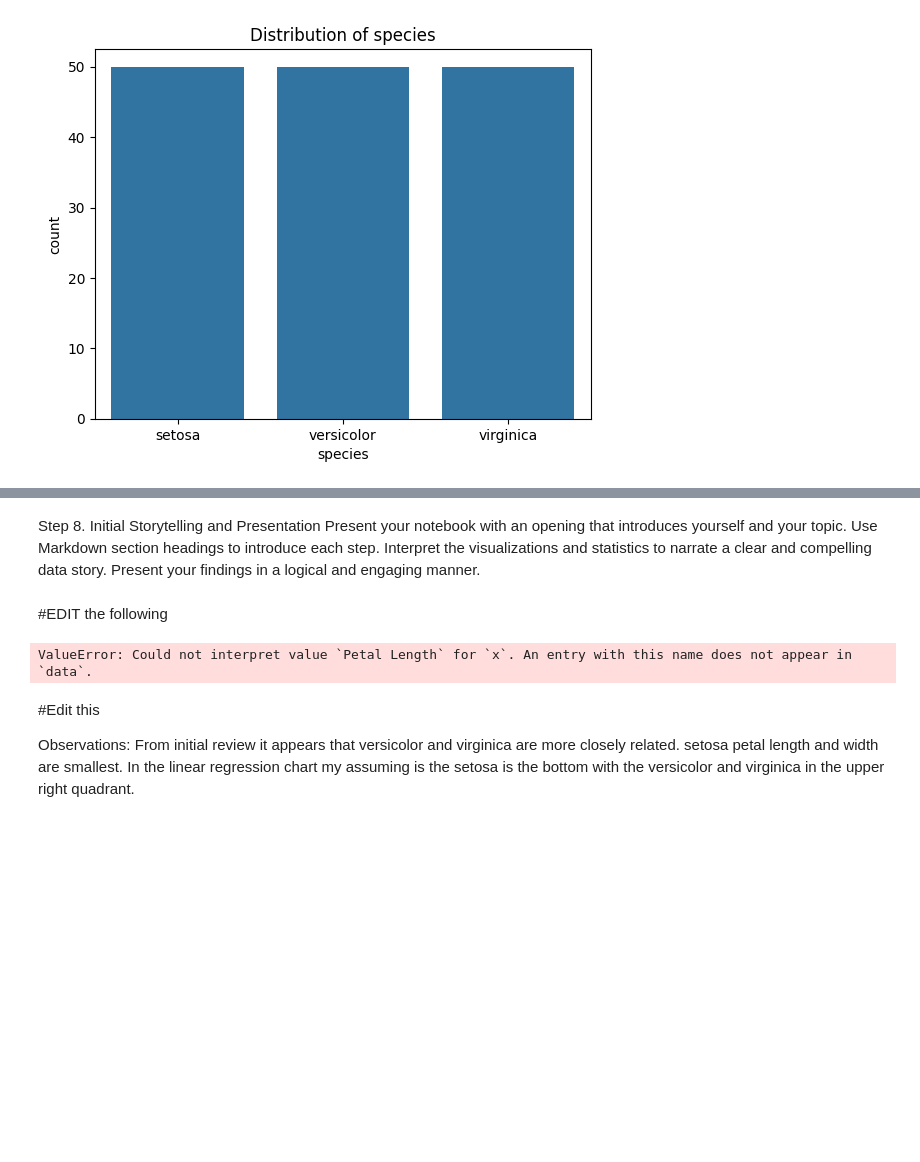
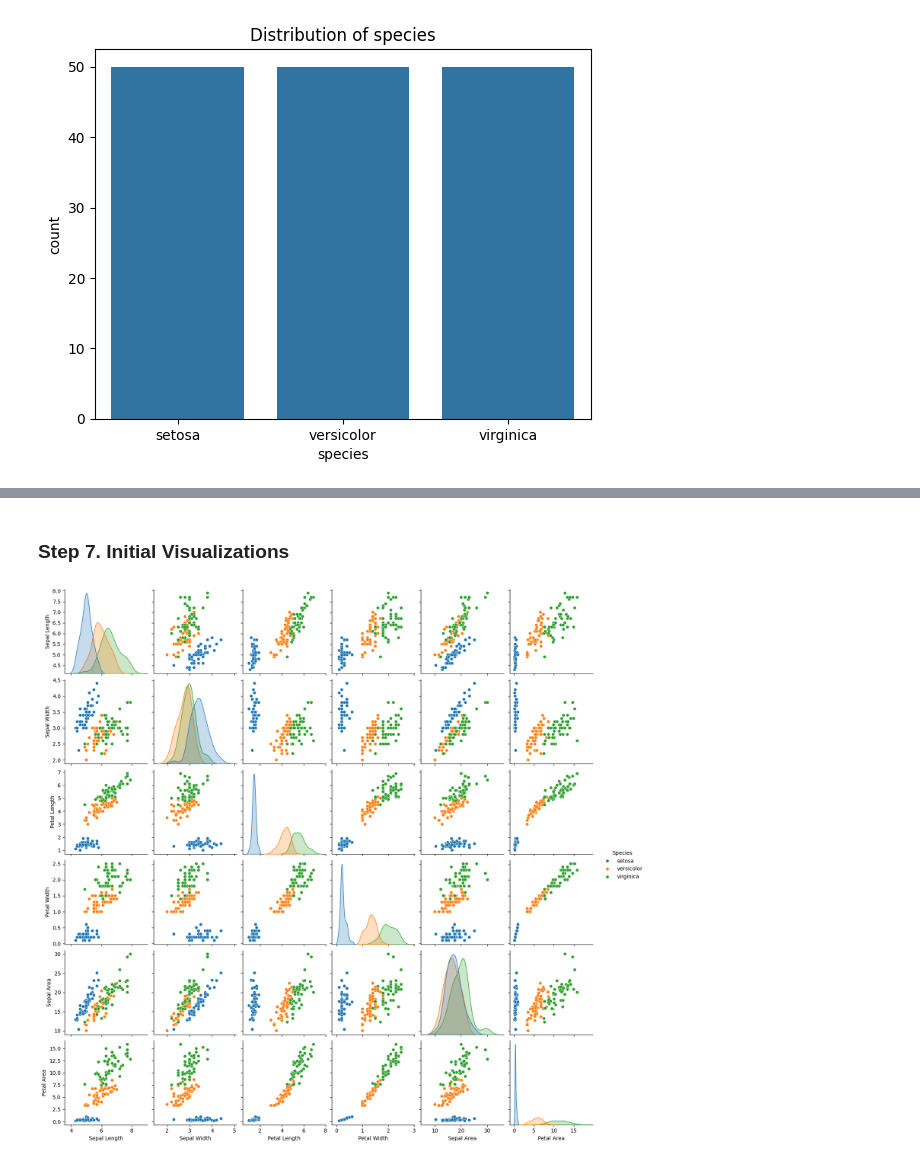
Before and after one commit to Crusoe22/datafun-04-jupyter, a Jupyter notebook: nolan_eda.ipynb, the cells around one changed output, grey strips where cells are left out. Saved outputs shown, nothing was run; the diff lists cells and outputs as text; code cells hidden in the pictures; blank space fills up the shorter version.

```diff
--- a/nolan_eda.ipynb
+++ b/nolan_eda.ipynb
@@ -135,8 +111,12 @@ Use pandas and other tools to perform transformations as needed. Transformation
 # %%
-# Renaming a column
+# Renaming a columns
 df.rename(columns={'sepal_length': 'Sepal Length'}, inplace=True)
-# add width and length for every column
+df.rename(columns={'sepal_width': 'Sepal Width'}, inplace=True)
+df.rename(columns={'petal_length': 'Petal Length'}, inplace=True)
+df.rename(columns={'petal_width': 'Petal Width'}, inplace=True)
+df.rename(columns={'species': 'Species'}, inplace=True)
 
 
 # Adding a new column
-df['Sepal Area'] = df['Sepal Length'] * df['sepal_width']
+df['Sepal Area'] = df['Sepal Length'] * df['Sepal Width']
+df['Petal Area'] = df['Petal Length'] * df['Petal Width']
@@ -152,23 +123,8 @@ plt.show()
-# %% [markdown]
-Step 8. Initial Storytelling and Presentation
-Present your notebook with an opening that introduces yourself and your topic. Use Markdown section headings to introduce each step. Interpret the visualizations and statistics to narrate a clear and compelling data story. Present your findings in a logical and engaging manner.
-# %% [markdown]
-#EDIT the following
-# %%
-# Kernel Density Estimation example
-sns.kdeplot(df, x="Petal Length", hue="species", multiple="stack")
-
-# Categorical scatterplot example
-sns.catplot(df, x="Sepal Area", y="Petal Length")
-
-# Linear regression model
-sns.regplot(x="Petal Length", y="Petal Width", data=df);
-# %% [output]
-ValueError: Could not interpret value `Petal Length` for `x`. An entry with this name does not appear in `data`.
-# %% [markdown]
-#Edit this
-
-Observations:
-From initial review it appears that versicolor and virginica are more closely related.
-setosa petal length and width are smallest.
-In the linear regression chart my assuming is the setosa is the bottom with the versicolor and virginica in the upper right quadrant.
+# %% [markdown]
+### Step 7. Initial Visualizations
+# %%
+# Create pair plot
+sns.pairplot(df, hue='Species')
+plt.show()
+# %% [output]
+[figure, added]
```
Also changed, not shown: parts of 27 cells of this notebook, 2 other files.
